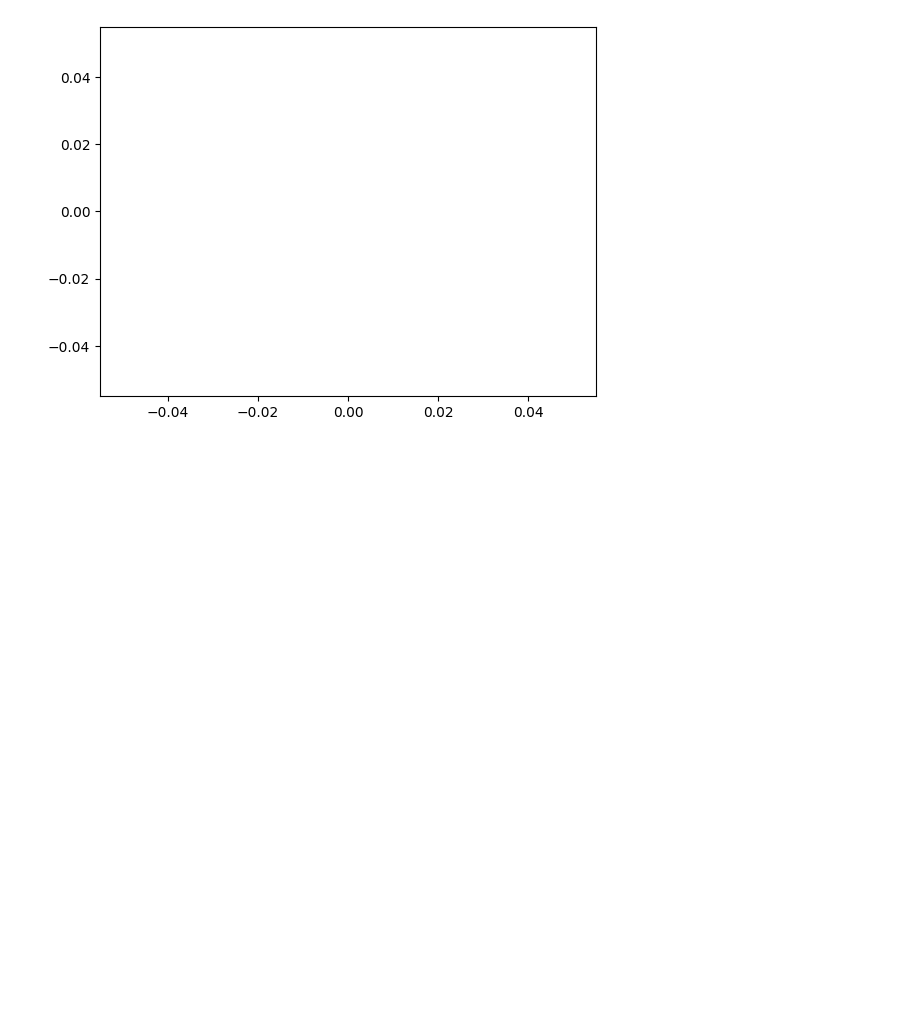
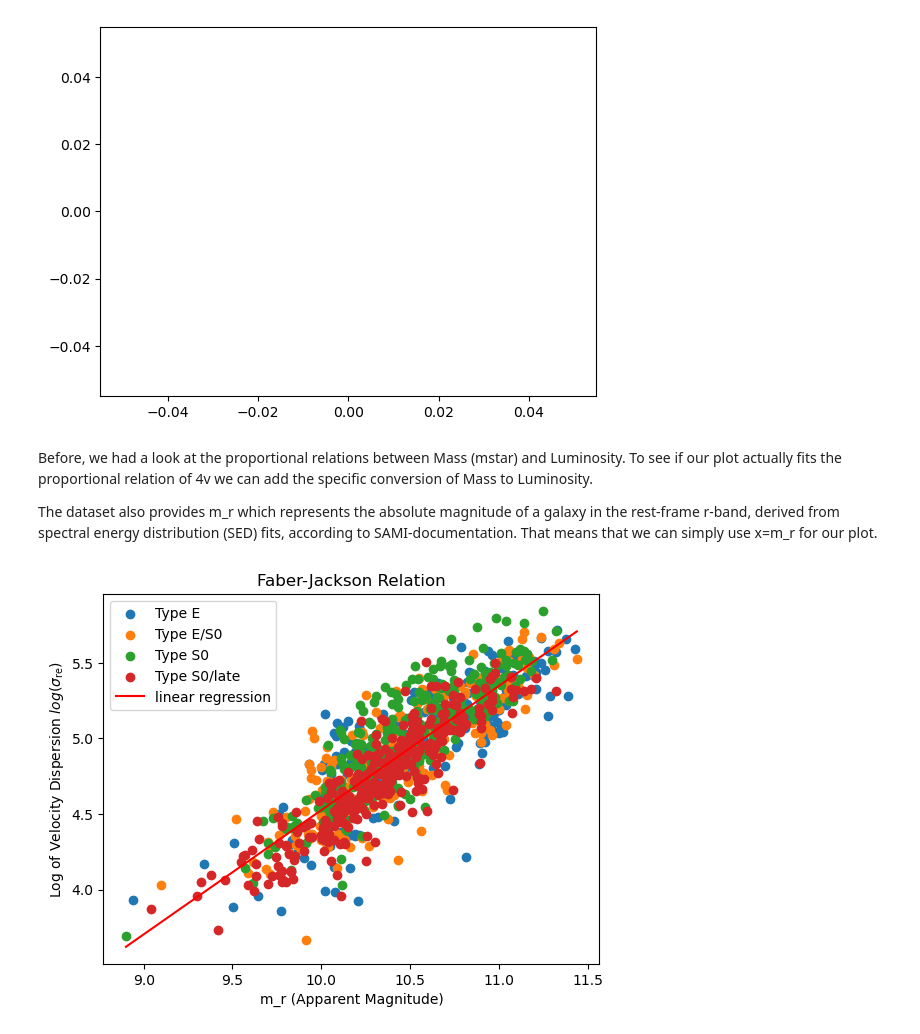
Before and after one commit to lina-pp/PHYS3116_Group3, a Jupyter notebook: Faber-Jackson.ipynb, the cells around one changed output. Cells and saved outputs as stored; diff of their text form; code cells hidden in the pictures; blank space fills up the shorter version.

```diff
--- a/Faber-Jackson.ipynb
+++ b/Faber-Jackson.ipynb
@@ -122,3 +122,43 @@ plt.scatter(M[type == 3], res[type == 3], label="Type 3")
 # %% [output]
 <matplotlib.collections.PathCollection at 0x...>
 [figure]
+# %% [markdown]
+Before, we had a look at the proportional relations between Mass (mstar) and Luminosity. To see if our plot actually fits the proportional relation of 4v we can add the specific conversion of Mass to Luminosity.
+
+The dataset also provides m_r which represents the absolute magnitude of a galaxy in the rest-frame r-band, derived from spectral energy distribution (SED) fits, according to SAMI-documentation. That means that we can simply use x=m_r for our plot.
+# %%
+skiprow, catid, type, sigma_re, m_r = np.loadtxt('cleaned_data_mr.txt', unpack=True) # Data saved as array in text file
+yvalues = np.log(sigma_re)
+
+xvalues = m_r
+sigma = yvalues
+
+a,b= np.polyfit(xvalues, sigma, 1) # Fit a linear regression to the data
+xcoords = np.linspace(np.min(xvalues), np.max(xvalues), 100) # Create an array of x values for the linear regression line
+ycoords = a * xcoords + b # Calculate the y values of the linear regression line
+
+#Again we seperate by type
+
+E = type == 0.0
+E_S0 = type == 0.5
+S0 = type == 1.0
+S0_late = type == 1.5
+
+#And plot our data points and linear regression line
+
+plt.scatter(xvalues[E], yvalues[E], label="Type E")
+plt.scatter(xvalues[E_S0], yvalues[E_S0], label="Type E/S0")
+plt.scatter(xvalues[S0], yvalues[S0], label="Type S0")
+plt.scatter(xvalues[S0_late], yvalues[S0_late], label="Type S0/late")
+plt.plot(xcoords, ycoords, color="red", label="linear regression") #show linear regression as red line
+
+
+#plt.gca().invert_xaxis() inversion of x axis not necessary anymore
+
+plt.legend(loc="best")
+plt.title("Faber-Jackson Relation")
+plt.xlabel("m_r (Apparent Magnitude)")
+plt.ylabel("Log of Velocity Dispersion $log(\\sigma_{\\text{re}})$")
+plt.show()
+# %% [output]
+[figure, added]
```
Also changed, not shown: parts of 4 cells of this notebook, 2 other files.
